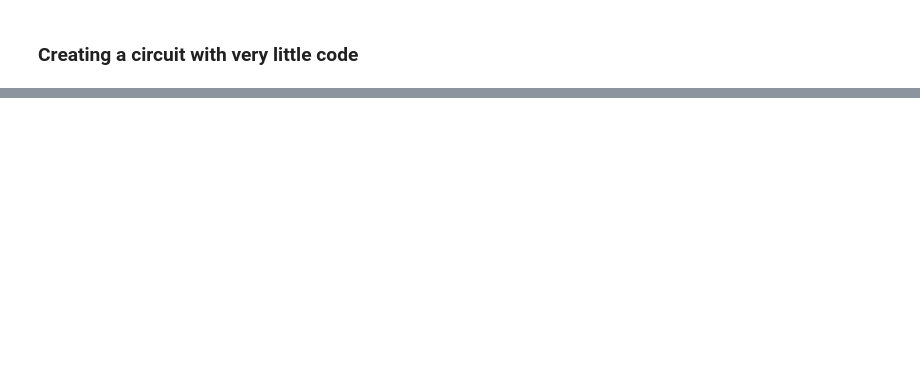
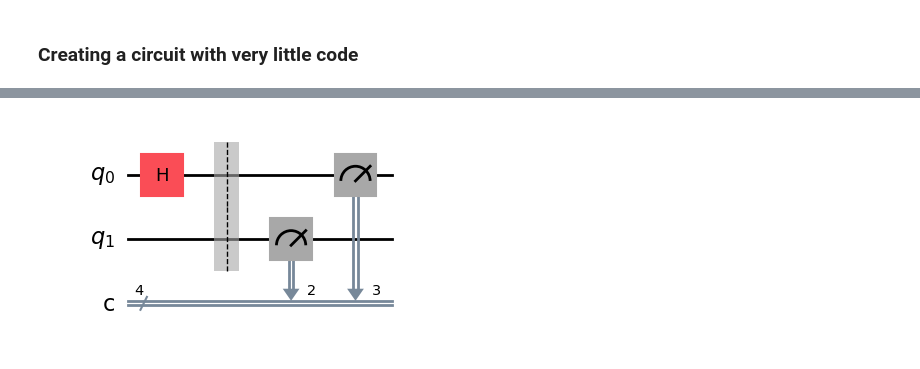
Before and after one commit to Yavmarto/Quantum-Computing-Algorithms, a Jupyter notebook: Chapter 2/Chapter02.ipynb, the cells around one changed output, grey strips where cells are left out. Cells and saved outputs as stored; diff of their text form; code cells hidden in the pictures; blank space fills up the shorter version.

```diff
--- a/Chapter 2/Chapter02.ipynb
+++ b/Chapter 2/Chapter02.ipynb
@@ -82,11 +83,13 @@ display(circuit.draw('latex'))
 # %%
 from qiskit import QuantumCircuit
 
 circuit = QuantumCircuit(2, 4)
 circuit.h(0)
 circuit.barrier()
 circuit.measure([1, 0], [2, 3])
-display(circuit.draw('latex'))
+display(circuit.draw('mpl'))
+# %% [output]
+[figure, added]
 # %%
 from qiskit import QuantumCircuit
 
```
Also changed, not shown: parts of 6 cells of this notebook, 1 other file.
